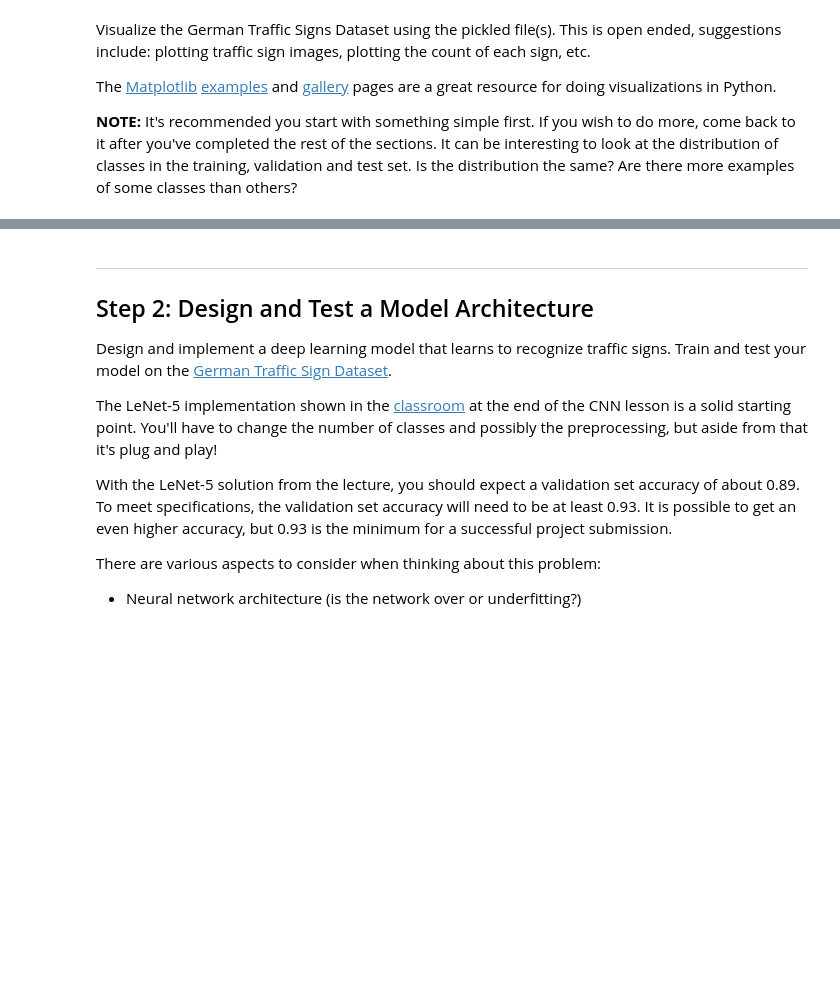
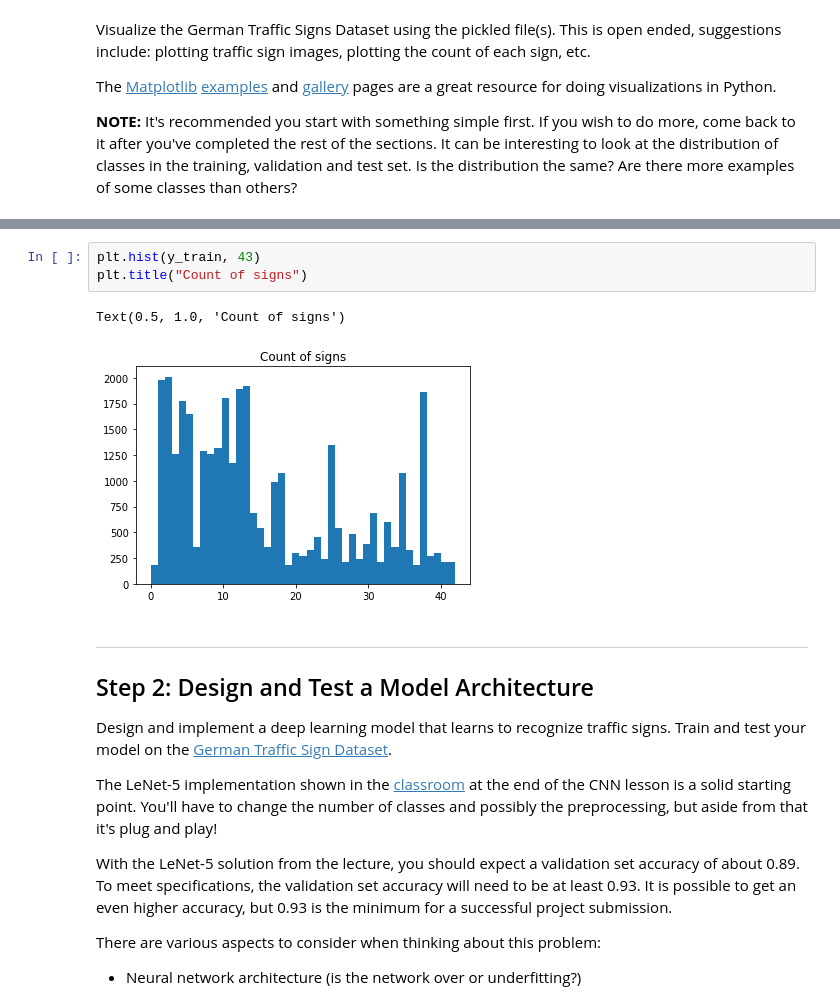
Before and after one commit to mishmetall/udacity_self_driving_car, a Jupyter notebook: Project_3/Traffic_Sign_Classifier.ipynb, the cells around one changed output, grey strips where cells are left out. Cells and saved outputs as stored; diff of their text form; blank space fills up the shorter version.

```diff
--- a/Project_3/Traffic_Sign_Classifier.ipynb
+++ b/Project_3/Traffic_Sign_Classifier.ipynb
@@ -125,3 +122,9 @@ plt.tight_layout(pad=0, h_pad=0, w_pad=0)
+# %%
+plt.hist(y_train, 43)
+plt.title("Count of signs")
+# %% [output]
+Text(0.5, 1.0, 'Count of signs')
+[figure, added]
 # %% [markdown]
 ----
 
```
Also changed, not shown: parts of 29 cells of this notebook, 13 other files.
